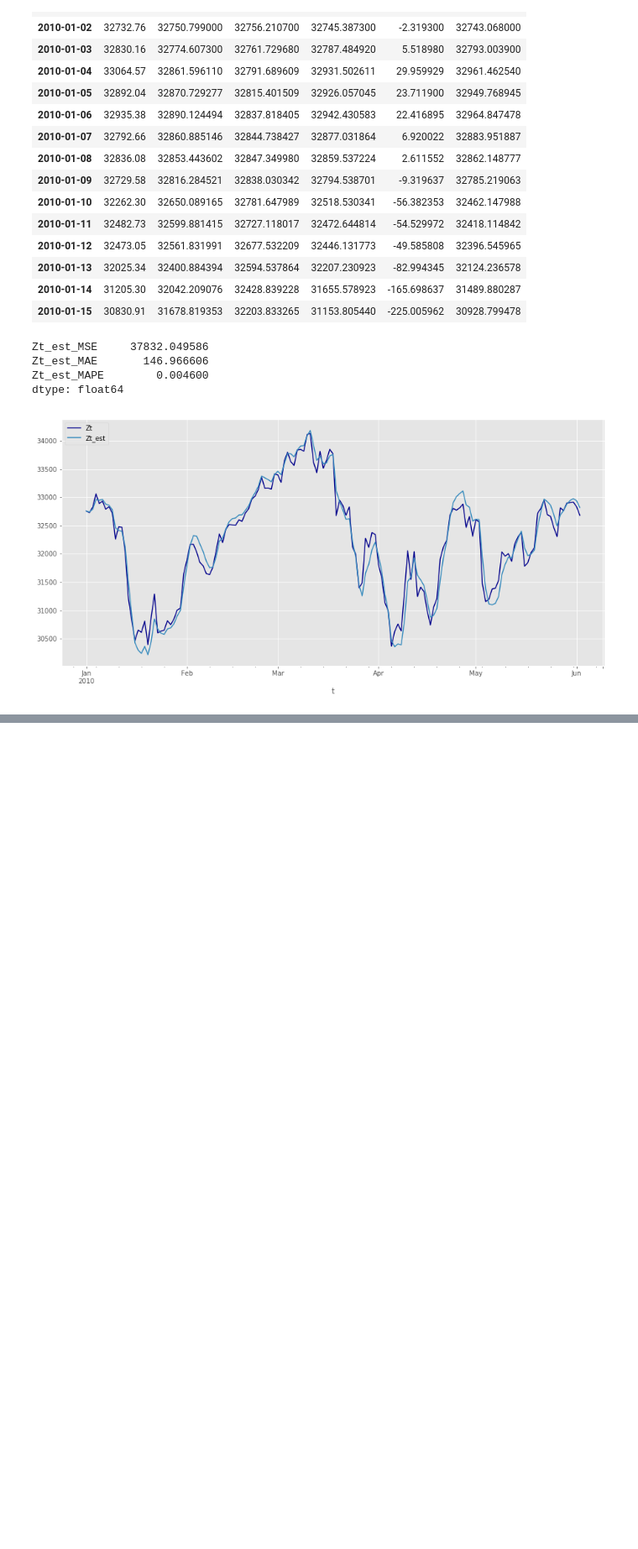
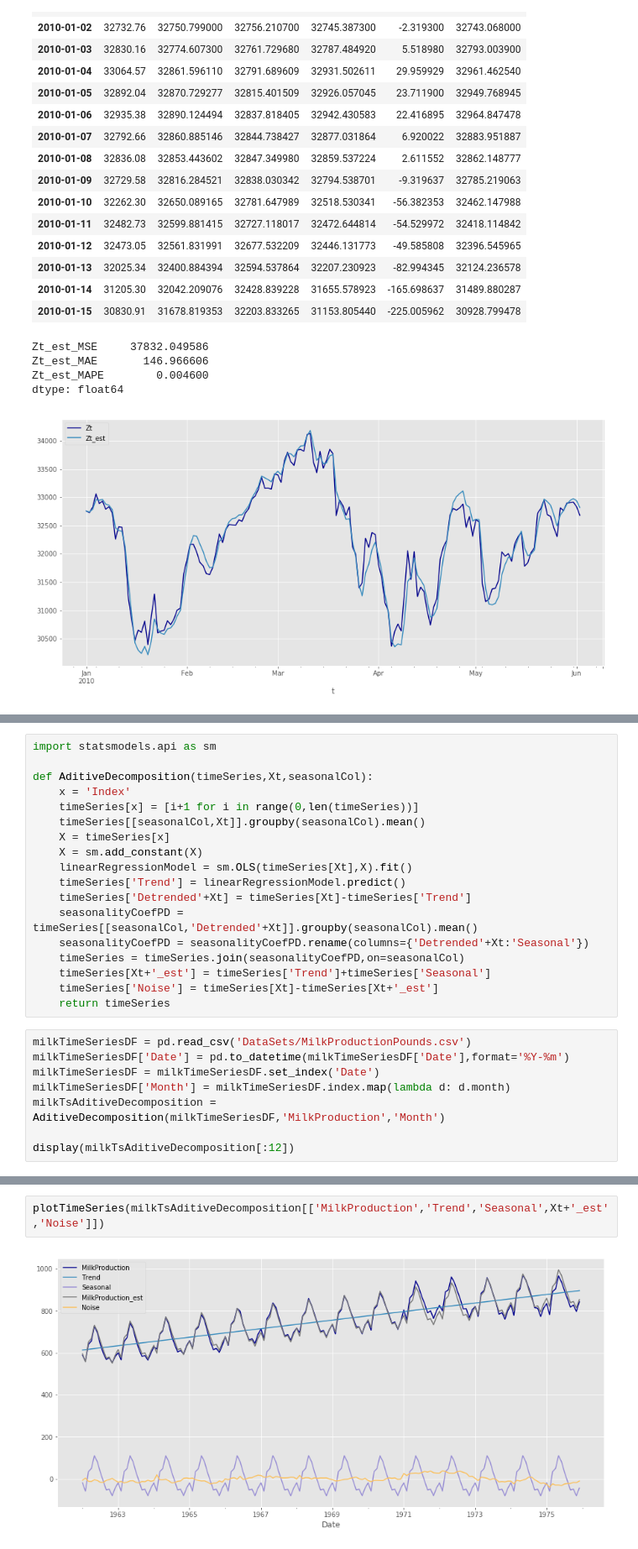
Before and after one commit to ErickEduardoAH/TimeSeriesAnalysis, a Jupyter notebook: 1.1 Time Series Descriptive Models - time series smoothing methods_.ipynb, the cells around one changed output, grey strips where cells are left out. Shown at 84% size. Saved outputs shown, nothing was run; the diff lists cells and outputs as text; blank space fills up the shorter version.

```diff
--- a/1.1 Time Series Descriptive Models - time series smoothing methods_.ipynb
+++ b/1.1 Time Series Descriptive Models - time series smoothing methods_.ipynb
@@ -298,0 +309,26 @@ dataDF.plot()
+# %%
+import statsmodels.api as sm
+
+def AditiveDecomposition(timeSeries,Xt,seasonalCol):
+    x = 'Index'
+    timeSeries[x] = [i+1 for i in range(0,len(timeSeries))]
+    timeSeries[[seasonalCol,Xt]].groupby(seasonalCol).mean()
+    X = timeSeries[x]
+    X = sm.add_constant(X)
+    linearRegressionModel = sm.OLS(timeSeries[Xt],X).fit()
+    timeSeries['Trend'] = linearRegressionModel.predict()
+    timeSeries['Detrended'+Xt] = timeSeries[Xt]-timeSeries['Trend']
+    seasonalityCoefPD = timeSeries[[seasonalCol,'Detrended'+Xt]].groupby(seasonalCol).mean()
+    seasonalityCoefPD = seasonalityCoefPD.rename(columns={'Detrended'+Xt:'Seasonal'})
+    timeSeries = timeSeries.join(seasonalityCoefPD,on=seasonalCol)
+    timeSeries[Xt+'_est'] = timeSeries['Trend']+timeSeries['Seasonal']
+    timeSeries['Noise'] = timeSeries[Xt]-timeSeries[Xt+'_est']
+    return timeSeries
+# %%
+milkTimeSeriesDF = pd.read_csv('DataSets/MilkProductionPounds.csv')
+milkTimeSeriesDF['Date'] = pd.to_datetime(milkTimeSeriesDF['Date'],format='%Y-%m')
+milkTimeSeriesDF = milkTimeSeriesDF.set_index('Date')
+milkTimeSeriesDF['Month'] = milkTimeSeriesDF.index.map(lambda d: d.month)
+milkTsAditiveDecomposition = AditiveDecomposition(milkTimeSeriesDF,'MilkProduction','Month')
+
+display(milkTsAditiveDecomposition[:12])
@@ -298,0 +350,4 @@ dataDF.plot()
+# %%
+plotTimeSeries(milkTsAditiveDecomposition[['MilkProduction','Trend','Seasonal',Xt+'_est','Noise']])
+# %% [output]
+[figure, added]
```
Also changed, not shown: parts of 8 cells of this notebook, 1 other file.
